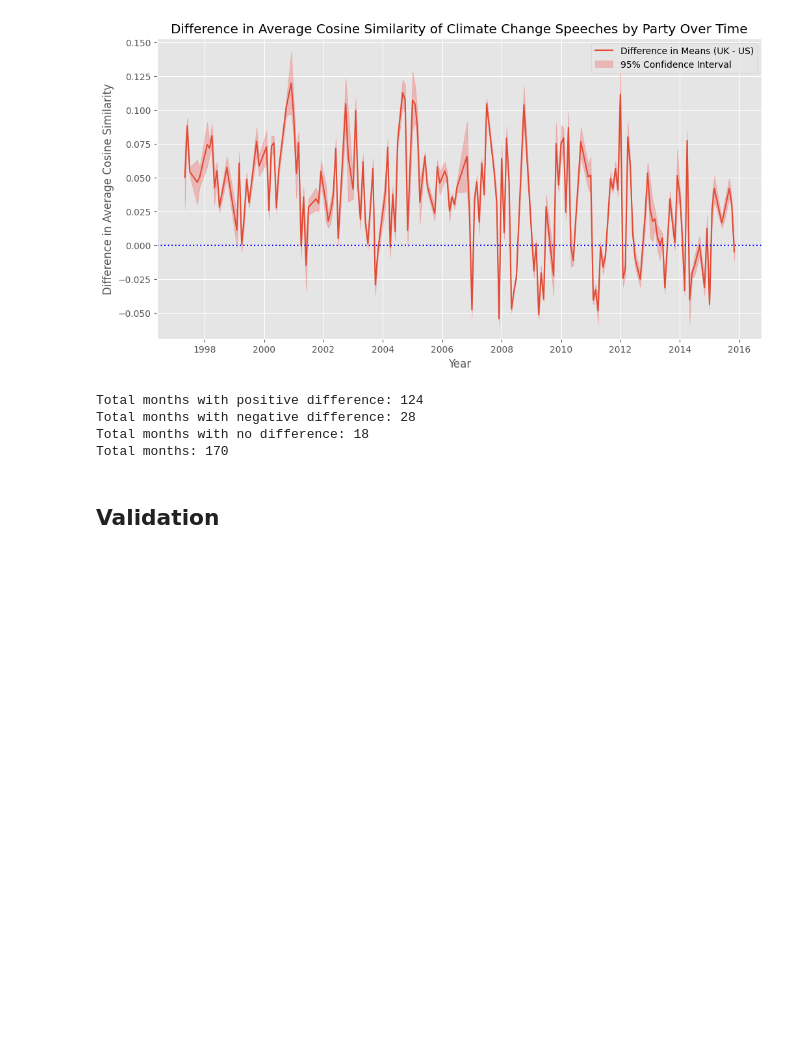
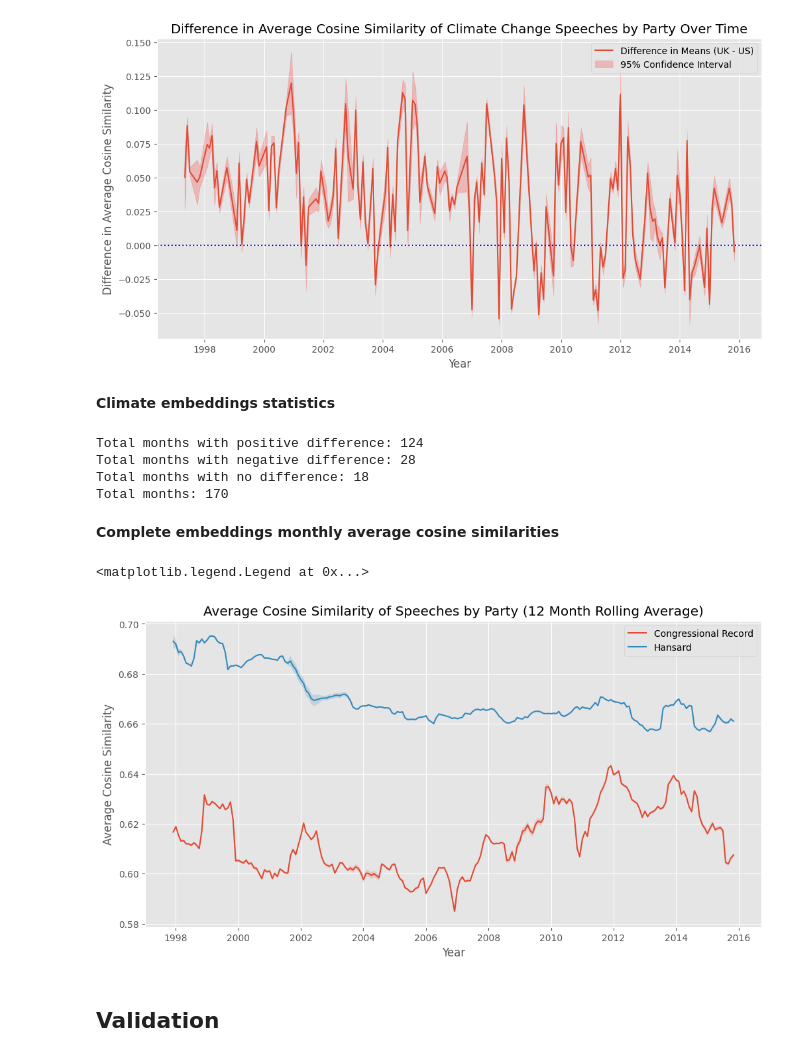
Before and after one commit to felixwallis/pir-dissertation, a Jupyter notebook: source/analysis/word_embeddings_analysis.ipynb, the cells around one changed output. Saved outputs shown, nothing was run; the diff lists cells and outputs as text; code cells hidden in the pictures; blank space fills up the shorter version.

Commit message:
initial approach at calculating the cosine similarities for all the embeddings

```diff
--- a/source/analysis/word_embeddings_analysis.ipynb
+++ b/source/analysis/word_embeddings_analysis.ipynb
@@ -498,6 +556,8 @@ plt.legend()
 plt.show()
 # %% [output]
 [figure]
+# %% [markdown]
+**Climate embeddings statistics**
 # %%
 climate_monthly_similarities.dropna(inplace=True)
 
@@ -513,6 +573,34 @@ Total months with positive difference: 124
 Total months with negative difference: 28
 Total months with no difference: 18
 Total months: 170
+# %% [markdown]
+**Complete embeddings monthly average cosine similarities**
+# %%
+# Interpolate missing values for plotting
+monthly_similarities = monthly_similarities.interpolate(
+    method='time').dropna()
+
+# Window for rolling average
+widow = 12
+
+plt.figure(figsize=(12, 6))
+plt.plot(monthly_similarities.index.to_timestamp(), monthly_similarities['congressional_record_average_similarity'].rolling(
+    window=widow).mean(), label='Congressional Record')
+plt.fill_between(monthly_similarities.index.to_timestamp(), monthly_similarities['congressional_record_lower_bound'].rolling(
+    window=widow).mean(), monthly_similarities['congressional_record_upper_bound'].rolling(window=widow).mean(), alpha=0.2)
+
+plt.plot(monthly_similarities.index.to_timestamp(), monthly_similarities['hansard_average_similarity'].rolling(
+    window=widow).mean(), label='Hansard')
+plt.fill_between(monthly_similarities.index.to_timestamp(), monthly_similarities['hansard_lower_bound'].rolling(
+    window=widow).mean(), monthly_similarities['hansard_upper_bound'].rolling(window=widow).mean(), alpha=0.2)
+
+plt.title('Average Cosine Similarity of Speeches by Party (12 Month Rolling Average)')
+plt.xlabel('Year')
+plt.ylabel('Average Cosine Similarity')
+plt.legend()
+# %% [output]
+<matplotlib.legend.Legend at 0x...>
+[figure, added]
 # %% [markdown]
 ## Validation
 # %%
```
Also changed, not shown: parts of 12 cells of this notebook.
